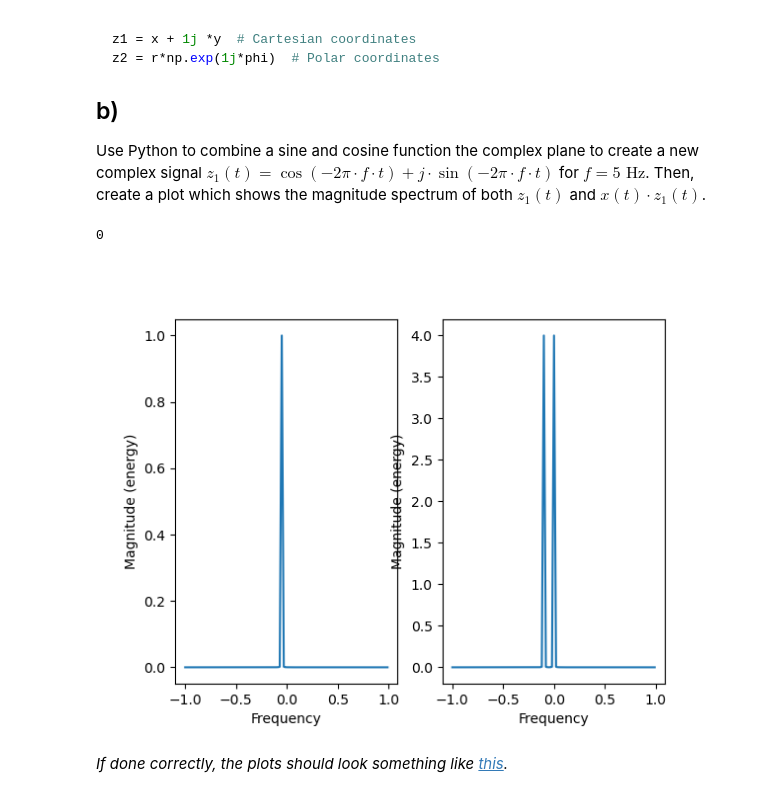
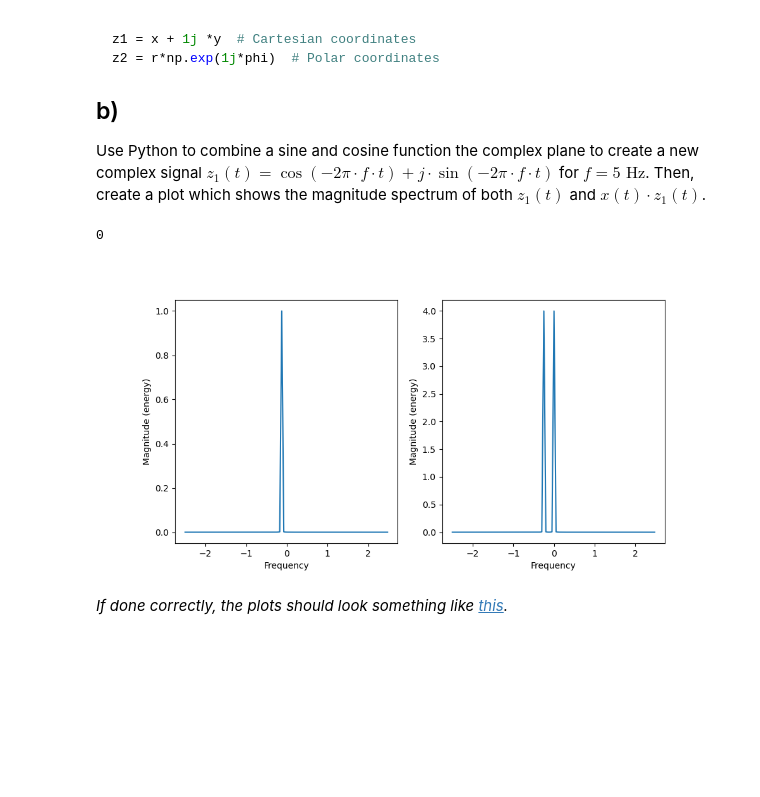
Before and after one commit to Mortenms/AIS2201_Exercises, a Jupyter notebook: Exercise_2/3_frequency_shifting.ipynb, the cells around one changed output. Drawn from its saved outputs; the diff is of its cells as text; code cells hidden in the pictures; blank space fills up the shorter version.

```diff
--- a/Exercise_2/3_frequency_shifting.ipynb
+++ b/Exercise_2/3_frequency_shifting.ipynb
@@ -113,18 +112,18 @@ Use Python to combine a sine and cosine function the complex plane to create a n
 # %%
 # WRITE YOUR CODE HERE:
 
 f = 5
 
 z1 = np.cos(-2 * np.pi * f * t) + 1j * np.sin(-2 * np.pi * f * t)
-plt.figure()
+plt.figure(figsize=(10, 5))
 plt.subplot(1, 2, 1)
-plt.magnitude_spectrum(z1)
+plt.magnitude_spectrum(z1, Fs=5)
 plt.subplot(1, 2, 2)
-plt.magnitude_spectrum(x * z1)
+plt.magnitude_spectrum(x * z1, Fs=5)
 0
 # %% [output]
 0
-[figure, old version]
+[figure, new version]
 # %% [markdown]
 *If done correctly, the plots should look something like [this](Figurer/task3b_sol.png).*
 # %% [markdown]
```
Also changed, not shown: parts of 4 cells of this notebook, 2 other files.
